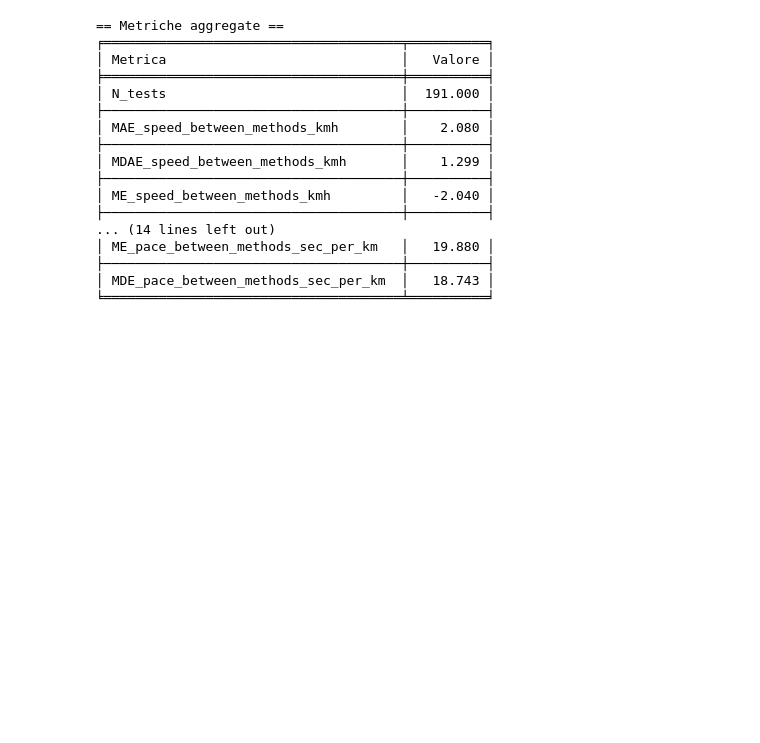
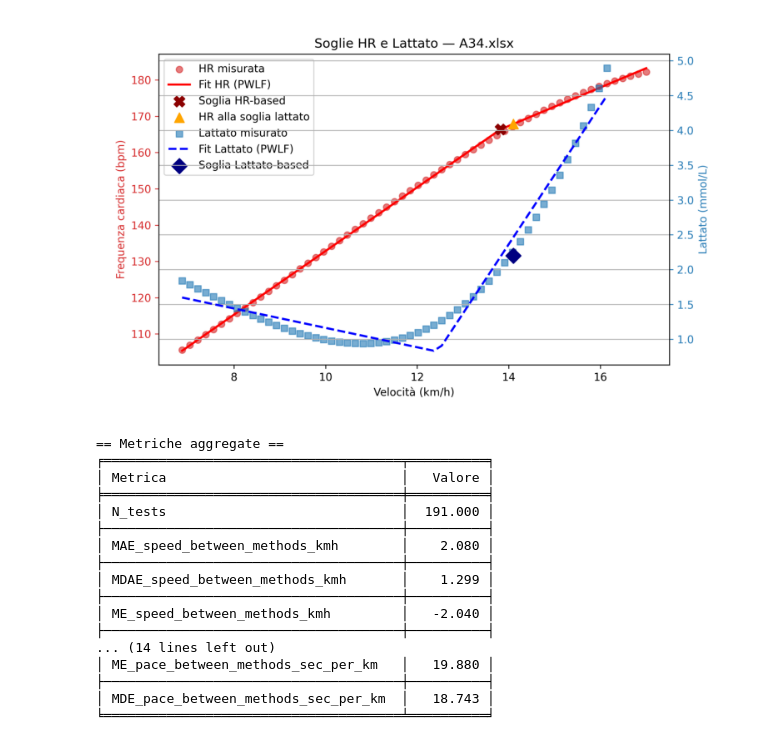
Before and after one commit to Deca97/Conconi_Test_Validation, a Jupyter notebook: validate_conconi.ipynb, the cells around one changed output. Drawn from its saved outputs; the diff is of its cells as text; code cells hidden in the pictures; blank space fills up the shorter version.

```diff
--- a/validate_conconi.ipynb
+++ b/validate_conconi.ipynb
@@ -498,3 +420,20 @@ Plot salvato: C:\Users\Dario\OneDrive\Desktop\PROGETTI\Test Conconi\data_v2\data
+# %%
+import matplotlib.pyplot as plt
+import matplotlib.image as mpimg
+
+# Percorso dell'immagine salvata (modifica con il tuo file)
+img_path = r"C:\Users\Dario\OneDrive\Desktop\PROGETTI\Test Conconi\data_v2\data\plots\soglie_A34.png"
+
+# Lettura immagine
+img = mpimg.imread(img_path)
+
+# Plot
+plt.figure(figsize=(10,6))
+plt.imshow(img)
+plt.axis('off')  # disabilita assi
+plt.show()
+# %% [output]
+[figure, added]
 # %%
 print("\n== Metriche aggregate ==")
 table = [(k, v) for k, v in metrics.items()]
```
Also changed, not shown: parts of 1 cell of this notebook.
